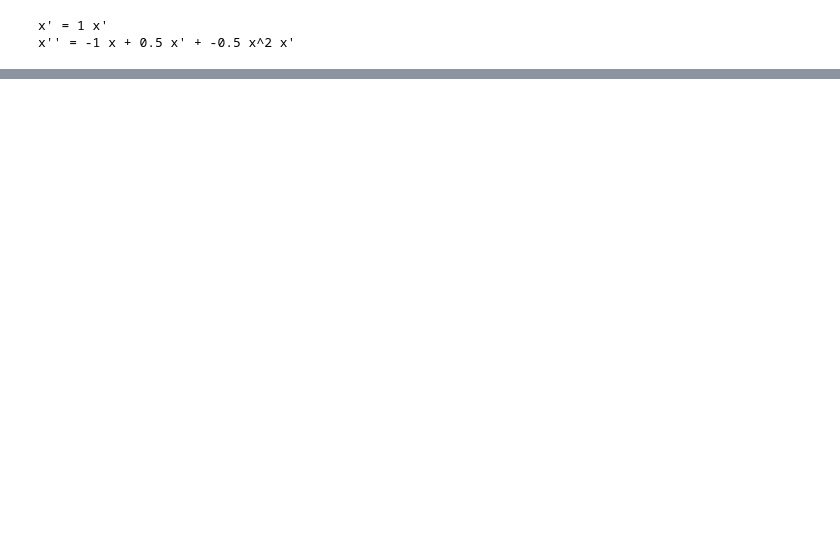
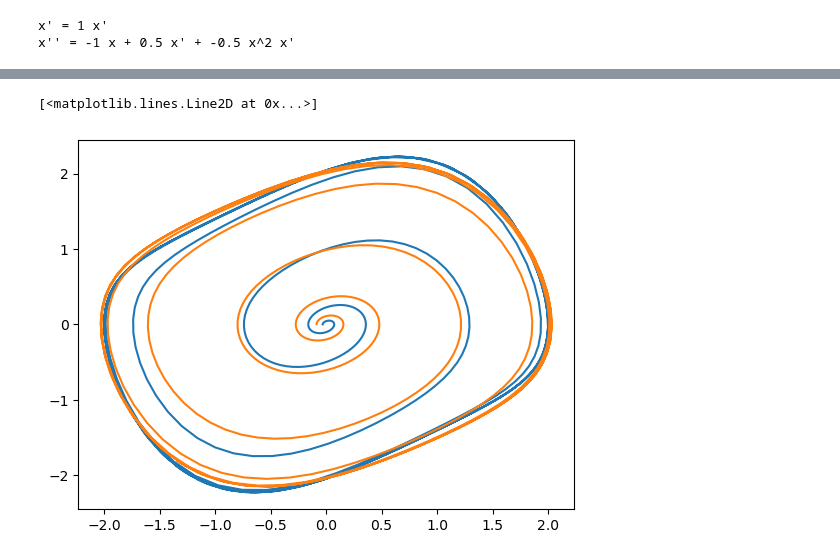
Before and after one commit to AHsu98/jsindy, a Jupyter notebook: notebooks/jake/vdp.ipynb, the cells around one changed output, grey strips where cells are left out. Drawn from its saved outputs; the diff is of its cells as text; code cells hidden in the pictures; blank space fills up the shorter version.

```diff
--- a/notebooks/jake/vdp.ipynb
+++ b/notebooks/jake/vdp.ipynb
@@ -177,0 +189,6 @@ plt.show()
+# %%
+plt.plot(x_true[:,0],x_true[:,1])
+plt.plot(x_pred[:,0],xdot_pred[:,0])
+# %% [output]
+[<matplotlib.lines.Line2D at 0x...>]
+[figure, added]
```
Also changed, not shown: parts of 9 cells of this notebook, 1 other file.
